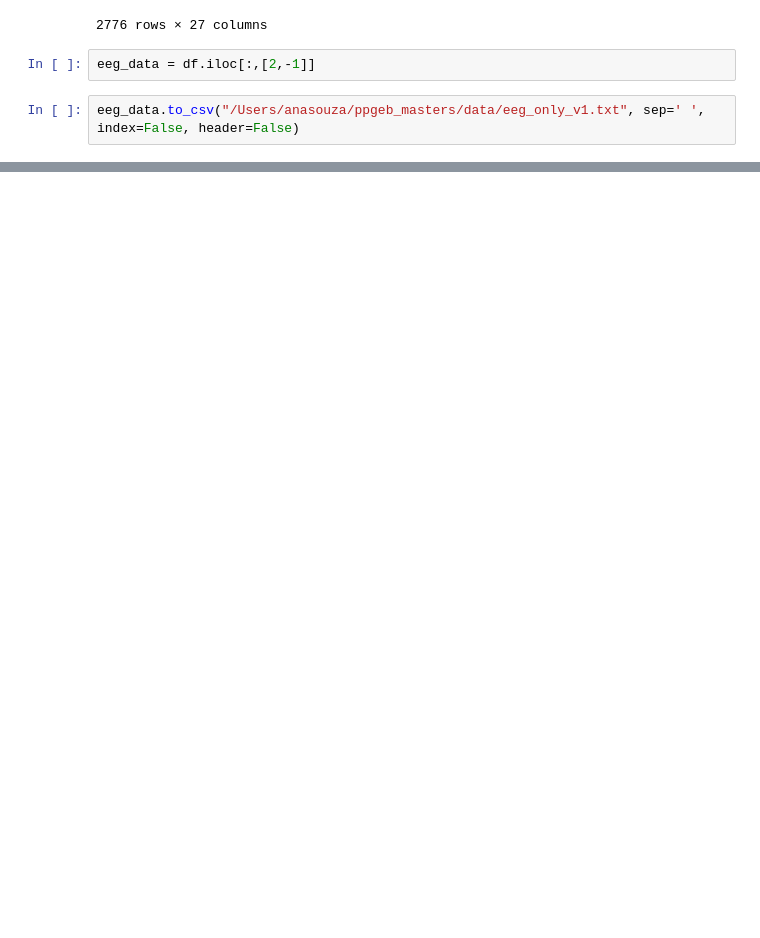
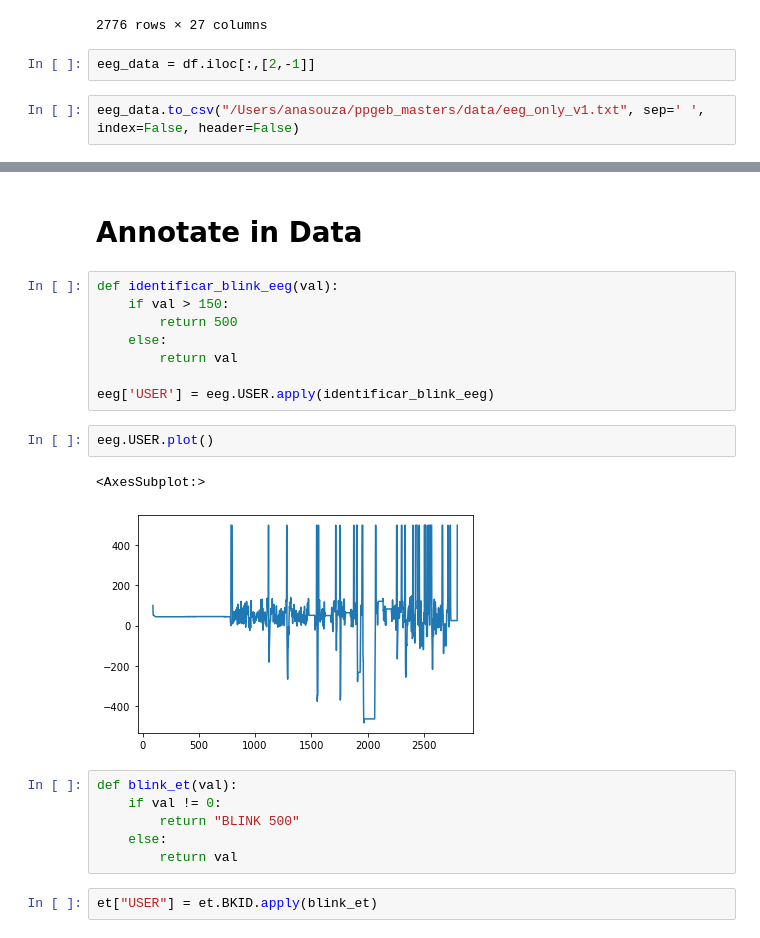
Before and after one commit to anapaulasandes/ppgeb_masters, a Jupyter notebook: python_syncronization/find_blinks.ipynb, the cells around one changed output, grey strips where cells are left out. Saved outputs shown, nothing was run; the diff lists cells and outputs as text; blank space fills up the shorter version.

```diff
--- a/python_syncronization/find_blinks.ipynb
+++ b/python_syncronization/find_blinks.ipynb
@@ -58,0 +210,23 @@ plot_time_series(df)
+# %% [markdown]
+# Annotate in Data
+# %%
+def identificar_blink_eeg(val):
+    if val > 150:
+        return 500
+    else:
+        return val
+
+eeg['USER'] = eeg.USER.apply(identificar_blink_eeg)
+# %%
+eeg.USER.plot()
+# %% [output]
+<AxesSubplot:>
+[figure, added]
+# %%
+def blink_et(val):
+    if val != 0:
+        return "BLINK 500"
+    else:
+        return val
+# %%
+et["USER"] = et.BKID.apply(blink_et)
```
Also changed, not shown: parts of 17 cells of this notebook, 15 other files.
